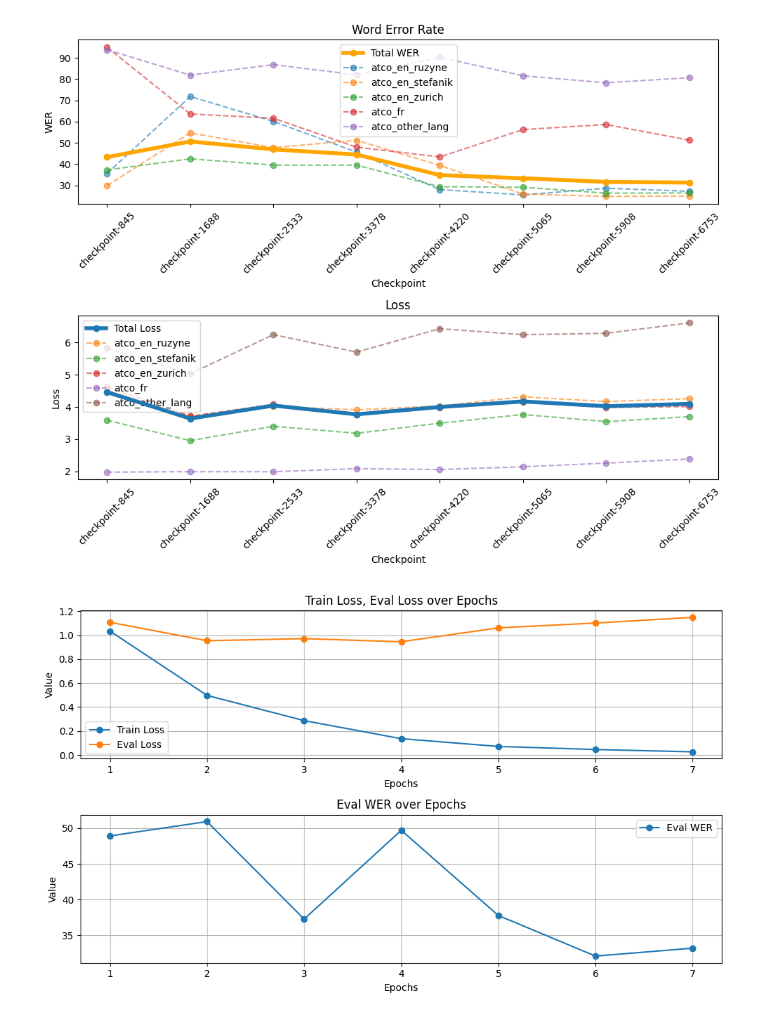
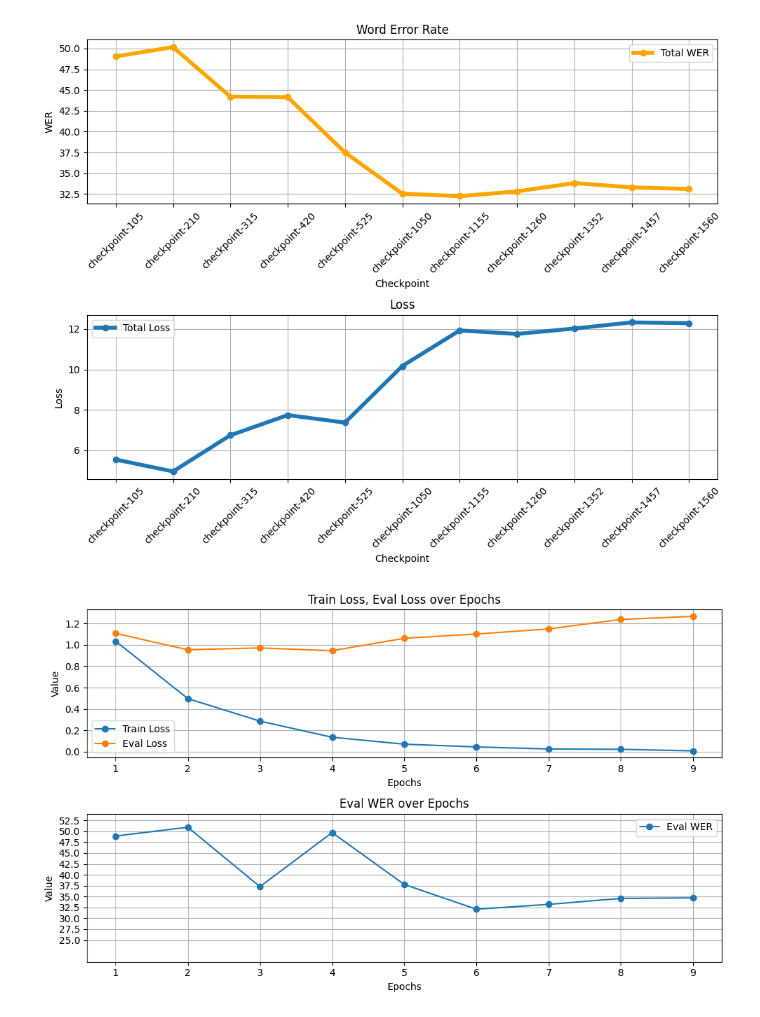
Before and after one commit to JohnyDevp/DP-Air-Traffic-Comm-Transcription, a Jupyter notebook: data/tools/out_eval_to_graps.ipynb, the cells around one changed output. Cells and saved outputs as stored; diff of their text form; code cells hidden in the pictures.

```diff
--- a/data/tools/out_eval_to_graps.ipynb
+++ b/data/tools/out_eval_to_graps.ipynb
@@ -3,7 +3,7 @@ import numpy as np
 import matplotlib.pyplot as plt
 import re
 # %%
-file="../evaluation/TEST/allds-atco-nop"
+file="../evaluation/TEST/atco-atco-nop"
 data = open(file,'r').readlines()
 # %%
 out = {}
@@ -55,38 +55,40 @@ for checkpoint,ds_set in out.items():
 # %%
 fig,ax = plt.subplots(2,1,figsize=(10,8))
 # plot WER
 for ds_name in wer:
     if ds_name == 'total':
         ax[0].plot(checkpoints,wer['total'],linewidth=4, marker='o',color='orange', label='Total WER', zorder=10)
         continue
-    ax[0].plot(checkpoints,wer[ds_name],linestyle='--', marker='o',alpha=0.6, label=ds_name)
+    # ax[0].plot(checkpoints,wer[ds_name],linestyle='--', marker='o',alpha=0.6, label=ds_name)
 ax[0].set_xlabel('Checkpoint')
 ax[0].tick_params(axis='x', rotation=45)
 ax[0].set_ylabel('WER')
 ax[0].set_title('Word Error Rate')
 ax[0].legend()
+ax[0].grid(True)
 # plot loss
 for ds_name in loss:
     if ds_name == 'total':
         ax[1].plot(checkpoints,loss['total'],linewidth=4, marker='o', label='Total Loss', zorder=10)
         continue
-    ax[1].plot(checkpoints,loss[ds_name],linestyle='--', marker='o',alpha=0.6, label=ds_name)
+    # ax[1].plot(checkpoints,loss[ds_name],linestyle='--', marker='o',alpha=0.6, label=ds_name)
 
 ax[1].set_xlabel('Checkpoint')
 ax[1].set_ylabel('Loss')
 ax[1].tick_params(axis='x', rotation=45)
 ax[1].set_title('Loss')
 ax[1].legend()
+ax[1].grid(True)
 plt.tight_layout()
-plt.savefig('../evaluation/TEST/allds-atco-nop.png', dpi=300)
+# plt.savefig('../evaluation/TEST/allds-atco-nop.png', dpi=300)
 # %% [output]
-[figure, old version]
+[figure, new version]
 # %%
 # Data for the graph
-epochs = [1, 2, 3, 4, 5, 6,7]
-train_loss = [1.034900, 0.497400, 0.286800, 0.135800, 0.071100, 0.045300, 0.025900]
-eval_loss = [1.108031, 0.954353, 0.971437, 0.945680, 1.061698, 1.101715, 1.149648]
-eval_wer = [48.908584, 50.919087, 37.272280, 49.696373, 37.772854, 32.094206, 33.202035]
+epochs = [1, 2, 3, 4, 5, 6, 7, 8,9]
+train_loss = [1.034900, 0.497400, 0.286800, 0.135800, 0.071100, 0.045300, 0.025900,0.022800,0.008600]
+eval_loss = [1.108031, 0.954353, 0.971437, 0.945680, 1.061698, 1.101715, 1.149648,1.238018,1.267378]
+eval_wer = [48.908584, 50.919087, 37.272280, 49.696373, 37.772854, 32.094206, 33.202035,34.564254,34.687346]
 
 # Plotting the graph
 fig,ax=plt.subplots(2,1,figsize=(10, 6))
@@ -106,6 +108,8 @@ ax[1].set_ylabel('Value')
 ax[1].set_title('Eval WER over Epochs')
 ax[1].legend()
 ax[1].grid(True)
+ax[1].set_ylim(20, 54)
+ax[1].set_yticks(np.arange(25, 55, 2.5))
 
 plt.tight_layout()
 
@@ -113,4 +117,4 @@ plt.tight_layout()
 # plt.show()
 plt.savefig('../evaluation/TEST/NEWatco-atco-nop_loss_wer.png', dpi=300)
 # %% [output]
-[figure, old version]
+[figure, new version]
```
Also changed, not shown: 16 other files.
